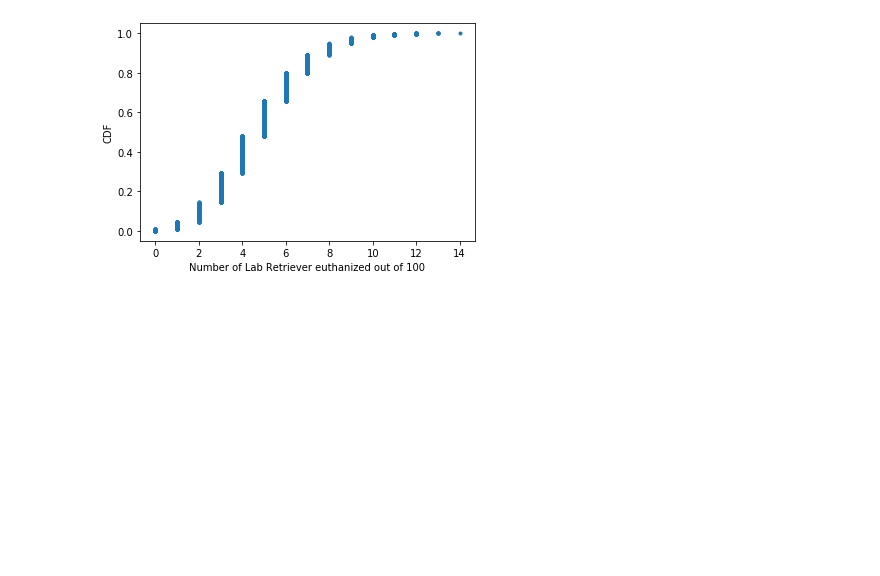
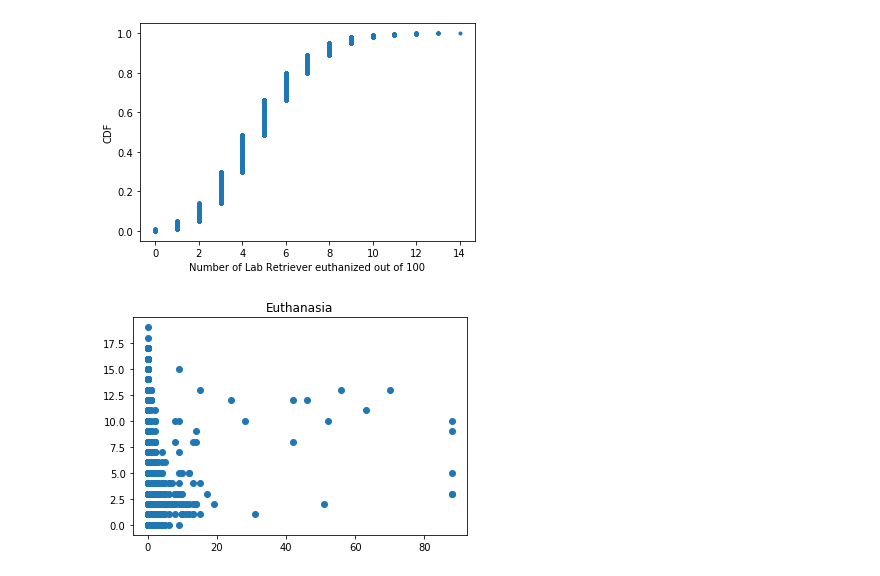
Before and after one commit to laceymaefield/Springboard_DSC, a Jupyter notebook: Data_wrangling-Copy1.ipynb, the cells around one changed output. Cells and saved outputs as stored; diff of their text form; code cells hidden in the pictures; blank space fills up the shorter version.

```diff
--- a/Data_wrangling-Copy1.ipynb
+++ b/Data_wrangling-Copy1.ipynb
@@ -749,3 +750,9 @@ _ = plt.ylabel('CDF')
 plt.show()
 # %% [output]
 [figure]
+# %%
+plt.scatter(aac5.shelter_length, aac5.age_of_outcome)
+plt.title('Euthanasia')
+plt.show()
+# %% [output]
+[figure, added]
```
Also changed, not shown: parts of 82 cells of this notebook.
